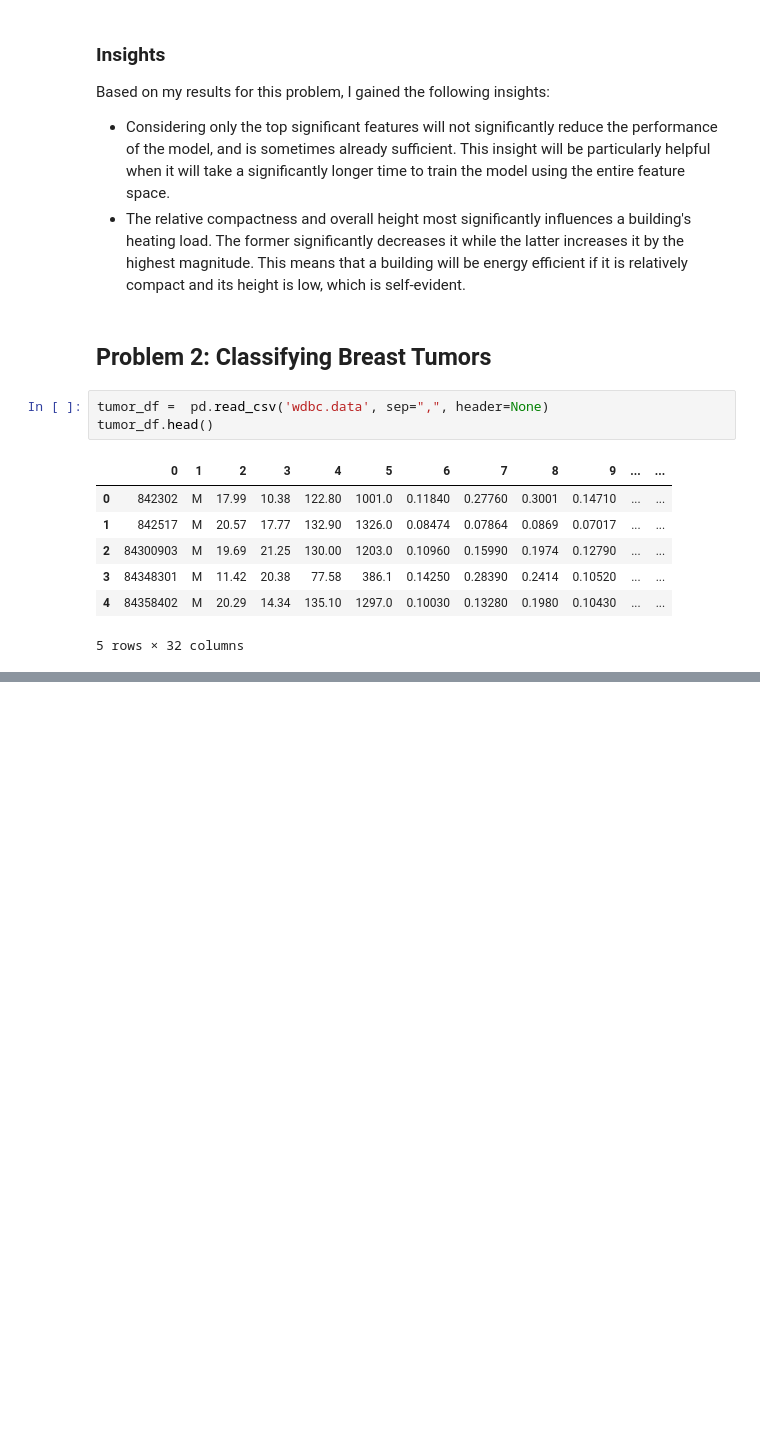
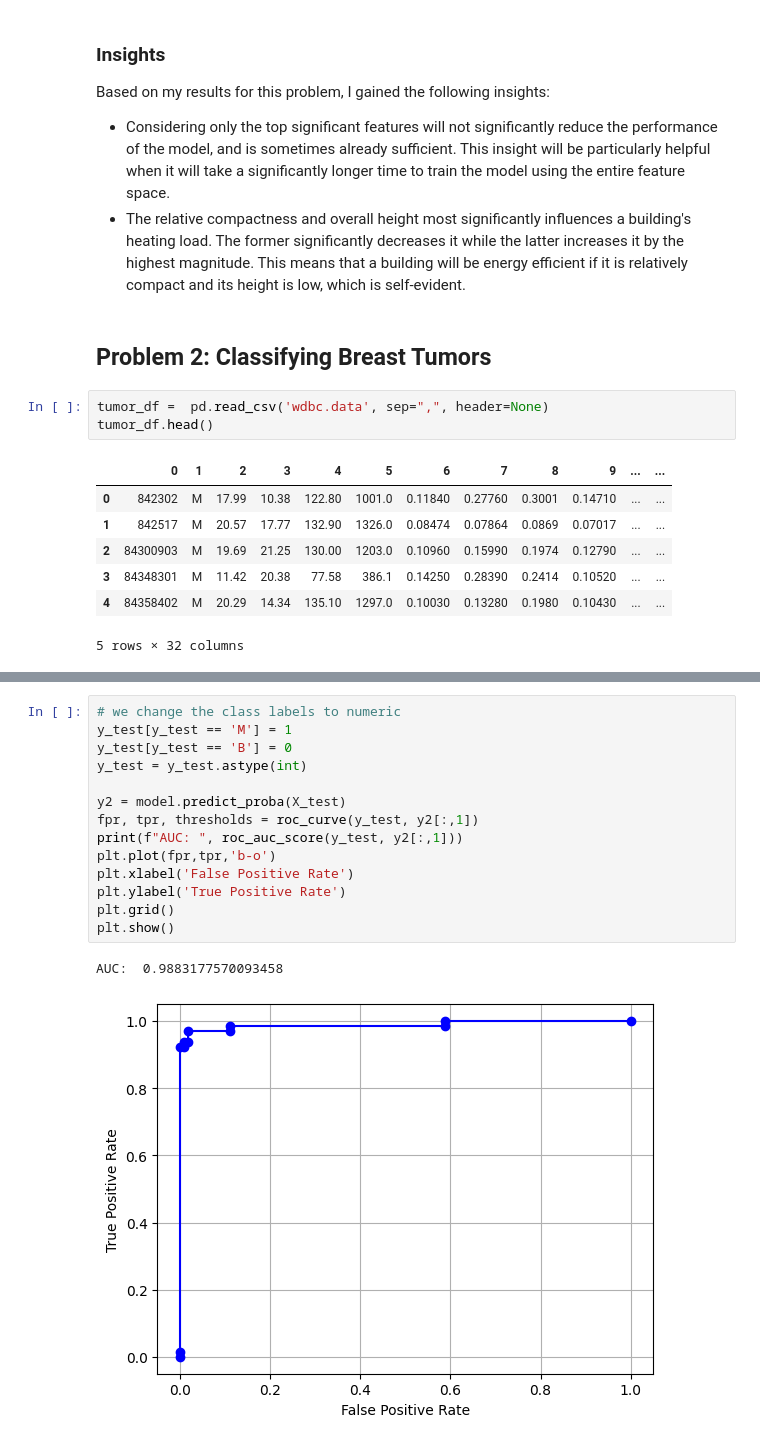
Before and after one commit to cayasryan/CAYAS-AI-221, a Jupyter notebook: MEX 1/Cayas_MEX1.ipynb, the cells around one changed output, grey strips where cells are left out. Drawn from its saved outputs; the diff is of its cells as text; blank space fills up the shorter version.

```diff
--- a/MEX 1/Cayas_MEX1.ipynb
+++ b/MEX 1/Cayas_MEX1.ipynb
@@ -266,0 +417,17 @@ tumor_df.head()
+# %%
+# we change the class labels to numeric
+y_test[y_test == 'M'] = 1
+y_test[y_test == 'B'] = 0
+y_test = y_test.astype(int)
+
+y2 = model.predict_proba(X_test)
+fpr, tpr, thresholds = roc_curve(y_test, y2[:,1])
+print(f"AUC: ", roc_auc_score(y_test, y2[:,1]))
+plt.plot(fpr,tpr,'b-o')
+plt.xlabel('False Positive Rate')
+plt.ylabel('True Positive Rate')
+plt.grid()
+plt.show()
+# %% [output]
+AUC:  0.9883177570093458
+[figure, added]
```
Also changed, not shown: parts of 19 cells of this notebook, 1 other file.
